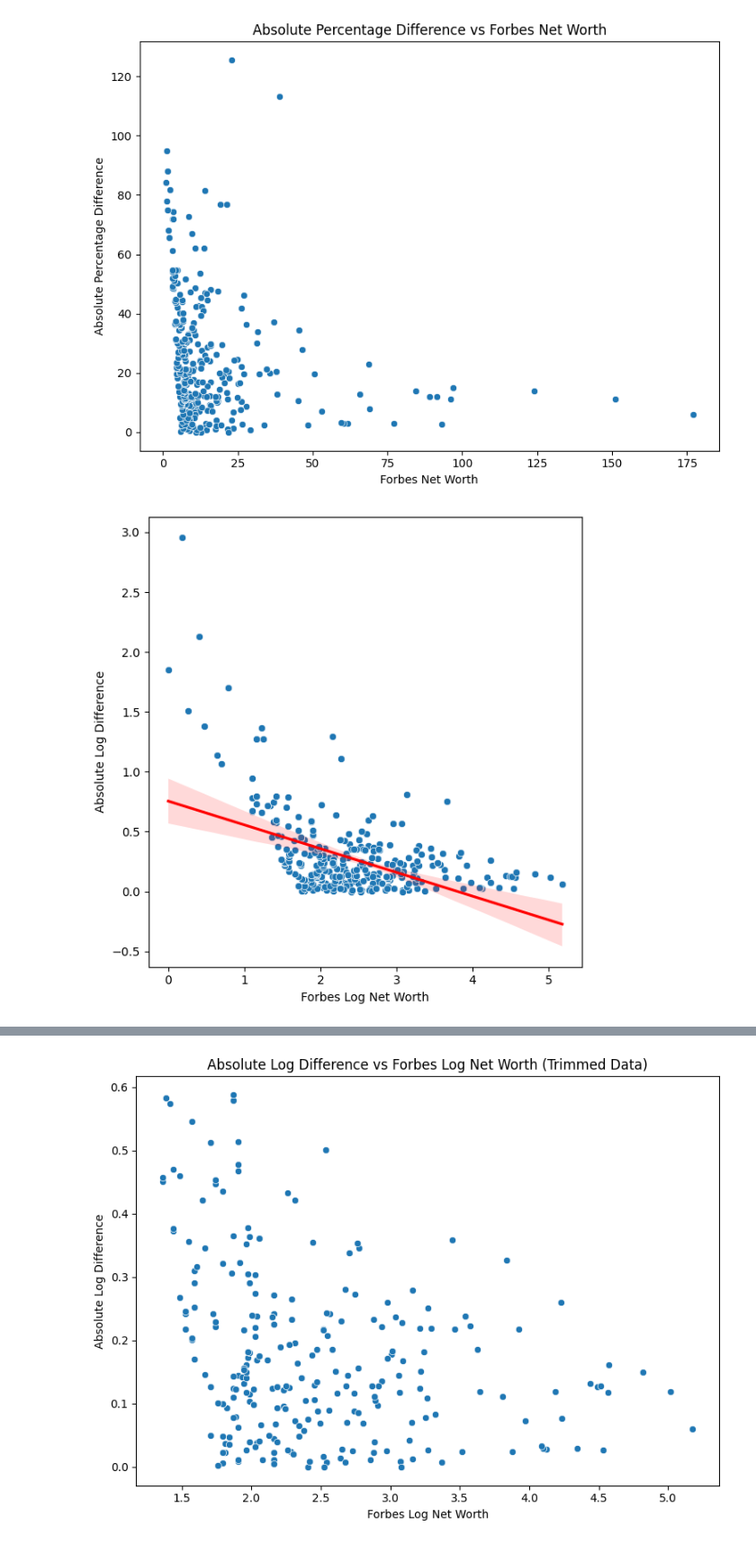
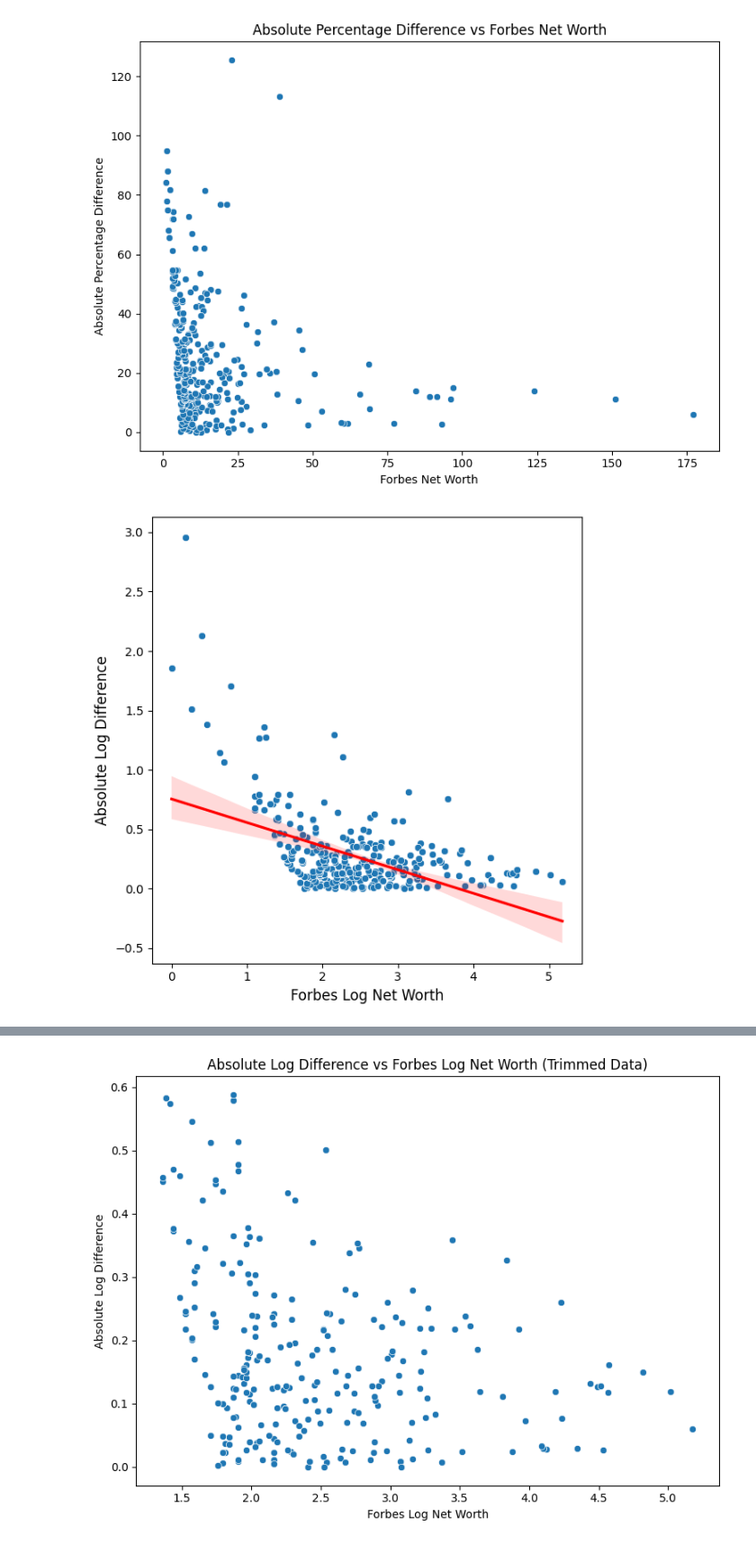
Before and after one commit to plhocker/top_wealth_thesis, a Jupyter notebook: Notebooks/extension/measurement_error.ipynb, the cells around one changed output, grey strips where cells are left out. Shown at 90% size. Drawn from its saved outputs; the diff is of its cells as text; code cells hidden in the pictures.

```diff
--- a/Notebooks/extension/measurement_error.ipynb
+++ b/Notebooks/extension/measurement_error.ipynb
@@ -155,15 +155,15 @@ plt.show()
 # %%
 # Plot the absolute log difference against the forbes log net worth
 fig, ax = plt.subplots(1, 1, figsize=(6, 6))
 sns.scatterplot(x='log_net_worth_forbes', y='absolute_log_difference', data=df_merged, ax=ax)
 sns.regplot(x='log_net_worth_forbes', y='absolute_log_difference', data=df_merged, ax=ax, scatter=False, color='red')
 #ax.set_title('Absolute Log Difference vs Forbes Log Net Worth')
-ax.set_xlabel('Forbes Log Net Worth')
-ax.set_ylabel('Absolute Log Difference')
+ax.set_xlabel('Forbes Log Net Worth', fontsize=12)
+ax.set_ylabel('Absolute Log Difference', fontsize=12)
 plt.tight_layout()
 plt.show()
 # %% [output]
-[figure, old version]
+[figure, new version]
 # %%
 # Prepare the data for regression
 X = df_merged[['log_net_worth_forbes']]
```
Also changed, not shown: parts of 15 cells of this notebook, 19 other files.
